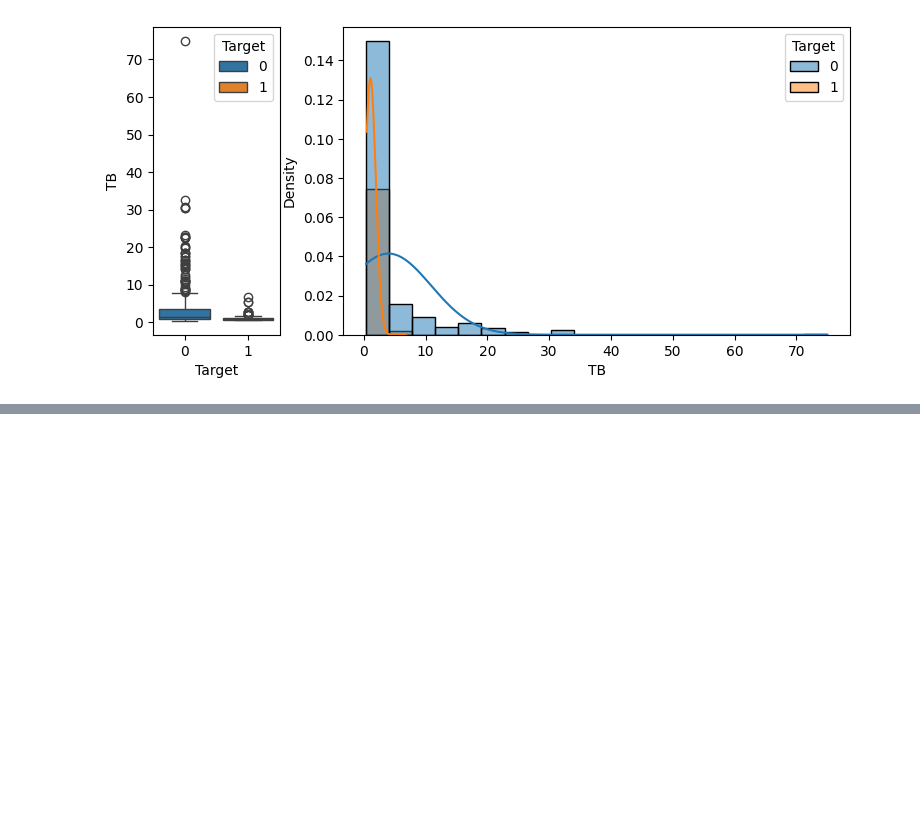
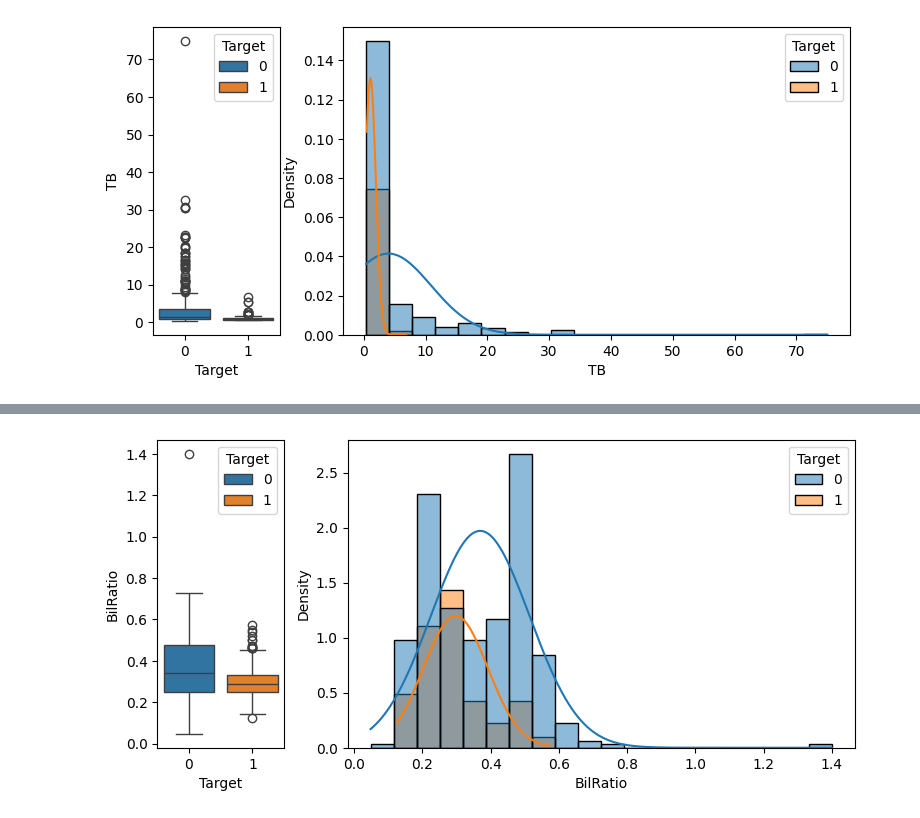
Before and after one commit to SrChen6/AA1-Competition, a Jupyter notebook: preprocessing-v2.ipynb, the cells around one changed output, grey strips where cells are left out. Saved outputs shown, nothing was run; the diff lists cells and outputs as text; code cells hidden in the pictures; blank space fills up the shorter version.

```diff
--- a/preprocessing-v2.ipynb
+++ b/preprocessing-v2.ipynb
@@ -279,0 +290,5 @@ histbox(data_v1[data_v1], "TB", 20)
+# %%
+data_v1["BilRatio"] = data_v1["DB"] / data_v1["TB"]
+histbox(data_v1, "BilRatio", 20)
+# %% [output]
+[figure, added]
```
Also changed, not shown: parts of 44 cells of this notebook, 4 other files.
